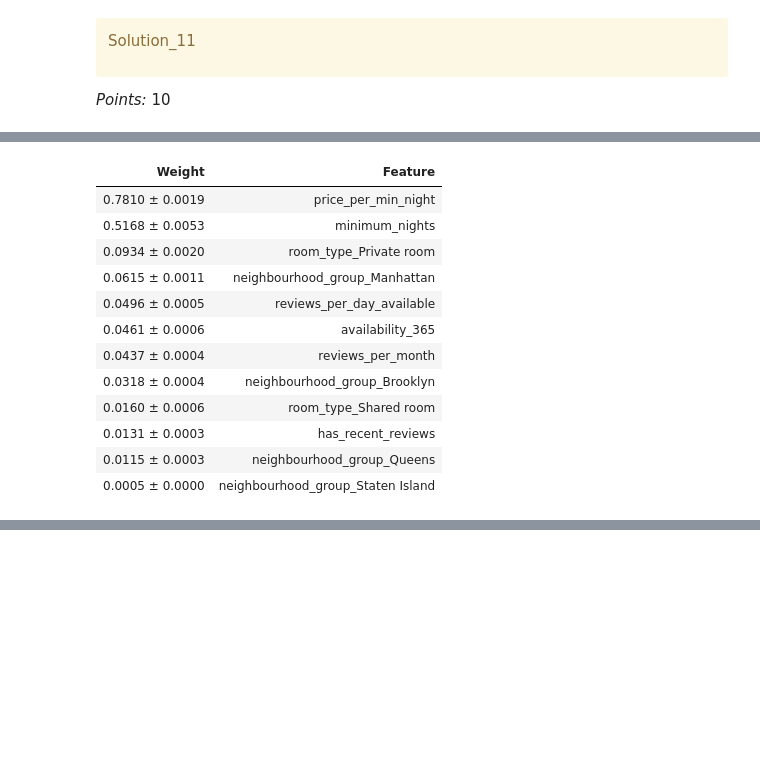
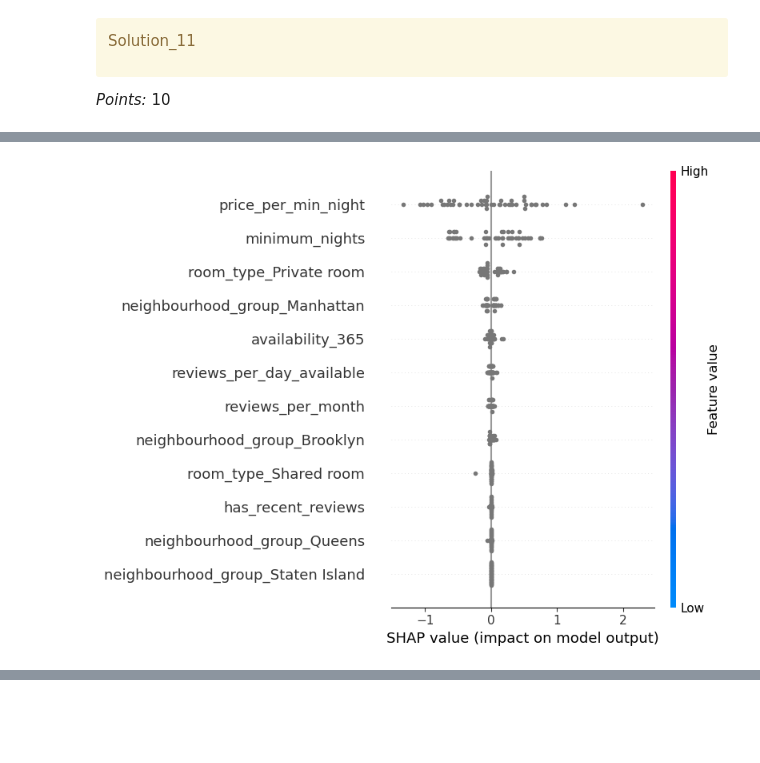
Before and after one commit to gracetownland/330hw5, a Jupyter notebook: hw5.ipynb, the cells around one changed output, grey strips where cells are left out. Drawn from its saved outputs; the diff is of its cells as text; code cells hidden in the pictures; blank space fills up the shorter version.

```diff
--- a/hw5.ipynb
+++ b/hw5.ipynb
@@ -883,30 +860,14 @@ Successfully installed eli5-0.16.0 tabulate-0.9.0
-# %%
-import eli5
-from eli5.sklearn import PermutationImportance
-
-# Fit the Random Forest model again just in case
-best_rf = random_search.best_estimator_
-best_rf.fit(X_train_trans_df, y_train)
-
-# Compute permutation importance
-perm = PermutationImportance(best_rf, random_state=42, scoring='neg_mean_absolute_error')
-perm.fit(X_train_trans_df, y_train)
-
-# Display feature importances with ELI5
-eli5.show_weights(perm, feature_names=X_train_trans_df.columns.tolist())
-# %% [output]
-| Weight | Feature |
-| 0.7810 ± 0.0019 | price_per_min_night |
-| 0.5168 ± 0.0053 | minimum_nights |
-| 0.0934 ± 0.0020 | room_type_Private room |
-| 0.0615 ± 0.0011 | neighbourhood_group_Manhattan |
-| 0.0496 ± 0.0005 | reviews_per_day_available |
-| 0.0461 ± 0.0006 | availability_365 |
-| 0.0437 ± 0.0004 | reviews_per_month |
-| 0.0318 ± 0.0004 | neighbourhood_group_Brooklyn |
-| 0.0160 ± 0.0006 | room_type_Shared room |
-| 0.0131 ± 0.0003 | has_recent_reviews |
-| 0.0115 ± 0.0003 | neighbourhood_group_Queens |
-| 0.0005 ± 0.0000 | neighbourhood_group_Staten Island |
+# %%
+import shap
+
+# Randomly summarize data to 50 background samples
+X_background = shap.sample(X_train_trans_df, 50, random_state=42)
+
+explainer = shap.KernelExplainer(random_search.best_estimator_.predict, X_background)
+shap_values = explainer.shap_values(X_background)
+
+shap.summary_plot(shap_values, X_background)
+# %% [output]
+[figure, added]
 # %%
 ...
```
Also changed, not shown: parts of 22 cells of this notebook.
